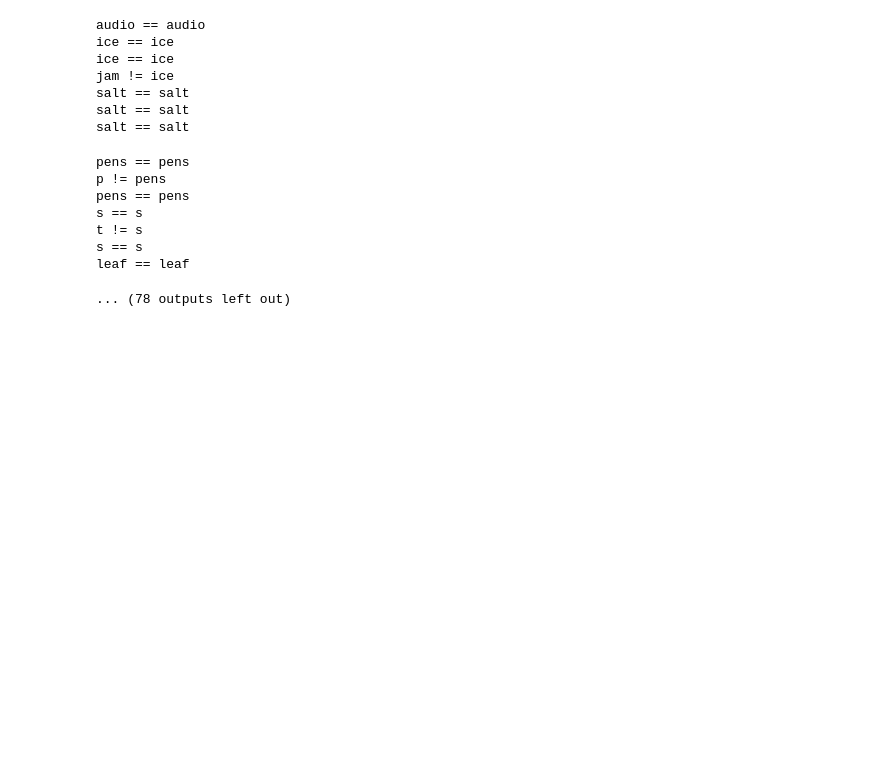
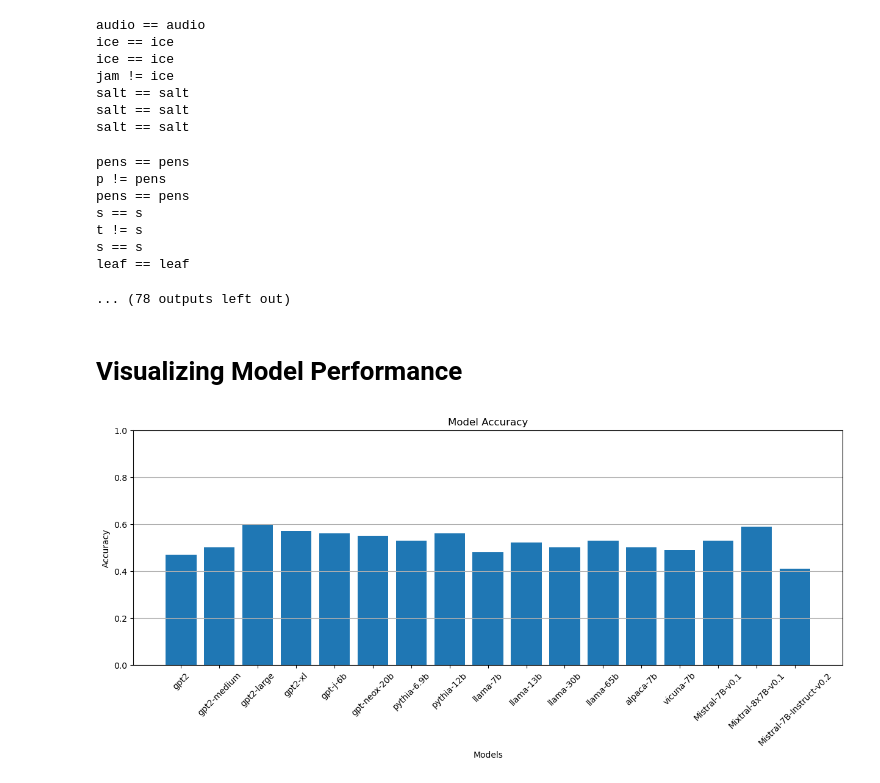
Before and after one commit to umango101/belief_tracking, a Jupyter notebook: analysis.ipynb, the cells around one changed output. Saved outputs shown, nothing was run; the diff lists cells and outputs as text; code cells hidden in the pictures; blank space fills up the shorter version.

Commit message:
Model eval

```diff
--- a/analysis.ipynb
+++ b/analysis.ipynb
@@ -172,3 +173,21 @@ t != s
 s == s
 leaf == leaf
 ... (78 outputs left out)
+# %% [markdown]
+# Visualizing Model Performance
+# %%
+with open("results.json", "r") as f:
+    results = json.load(f)
+# %%
+# plot figure size
+plt.figure(figsize=(15, 5))
+plt.bar(results.keys(), results.values())
+plt.xlabel("Models")
+plt.ylabel("Accuracy")
+plt.title("Model Accuracy")
+plt.ylim(0, 1)
+plt.xticks(rotation=45)
+plt.grid(axis="y")
+plt.show()
+# %% [output]
+[figure, added]
```
Also changed, not shown: parts of 1 cell of this notebook, 20 other files.
